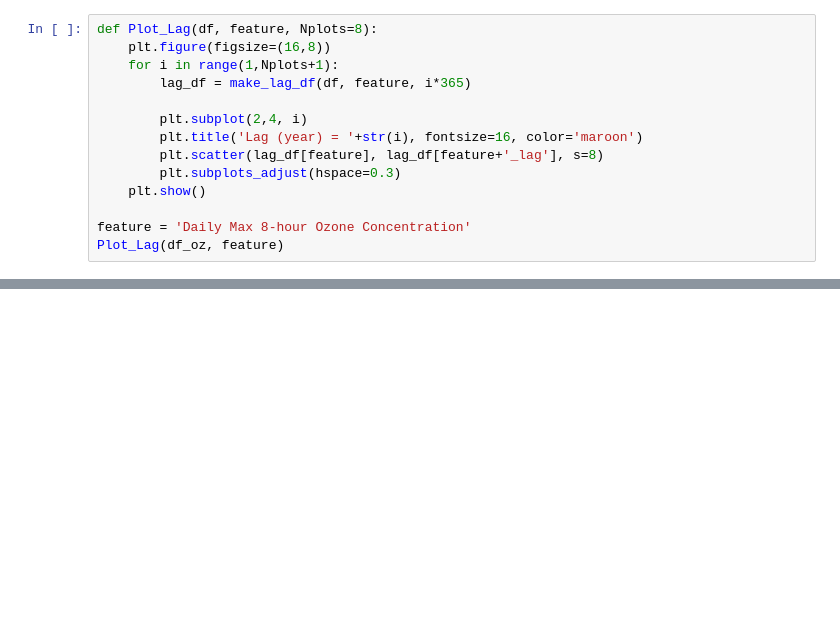
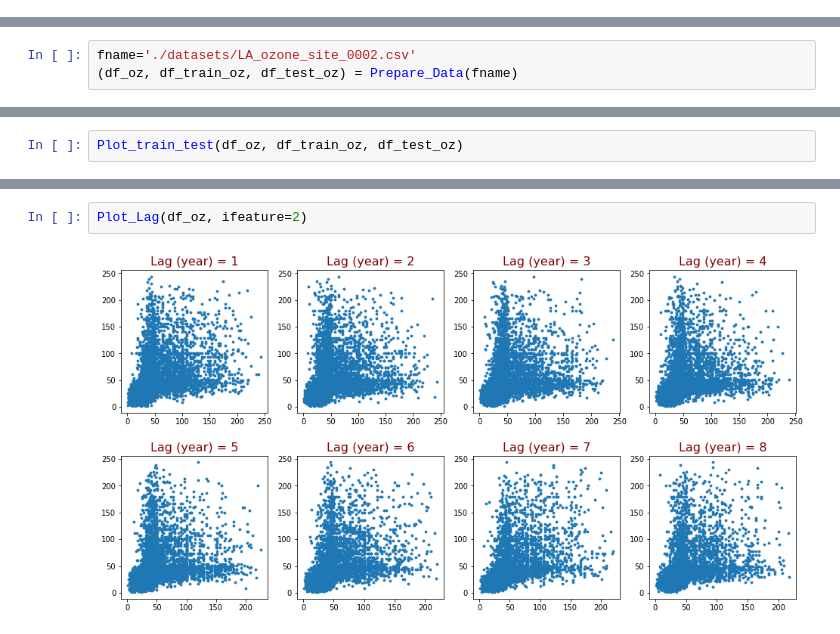
Before and after one commit to yilmazduygu/gretta-grettas, a Jupyter notebook: LA_data.ipynb, the cells around one changed output, grey strips where cells are left out. Drawn from its saved outputs; the diff is of its cells as text; blank space fills up the shorter version.

```diff
--- a/LA_data.ipynb
+++ b/LA_data.ipynb
@@ -142,14 +9,0 @@ def get_autocorr(df, feature, lag):
-# %%
-def Plot_Lag(df, feature, Nplots=8):
-    plt.figure(figsize=(16,8))
-    for i in range(1,Nplots+1):
-        lag_df = make_lag_df(df, feature, i*365)
-
-        plt.subplot(2,4, i)
-        plt.title('Lag (year) = '+str(i), fontsize=16, color='maroon')
-        plt.scatter(lag_df[feature], lag_df[feature+'_lag'], s=8)
-        plt.subplots_adjust(hspace=0.3)
-    plt.show()
-
-feature = 'Daily Max 8-hour Ozone Concentration'
-Plot_Lag(df_oz, feature)
@@ -193,0 +10,3 @@ Plot_autocorrelation(df_oz, feature, N_year=12)
+# %%
+fname='./datasets/LA_ozone_site_0002.csv'
+(df_oz, df_train_oz, df_test_oz) = Prepare_Data(fname)
@@ -193,0 +17,2 @@ Plot_autocorrelation(df_oz, feature, N_year=12)
+# %%
+Plot_train_test(df_oz, df_train_oz, df_test_oz)
@@ -193,0 +35,4 @@ Plot_autocorrelation(df_oz, feature, N_year=12)
+# %%
+Plot_Lag(df_oz, ifeature=2)
+# %% [output]
+[figure, added]
```
Also changed, not shown: parts of 23 cells of this notebook, 5 other files.
